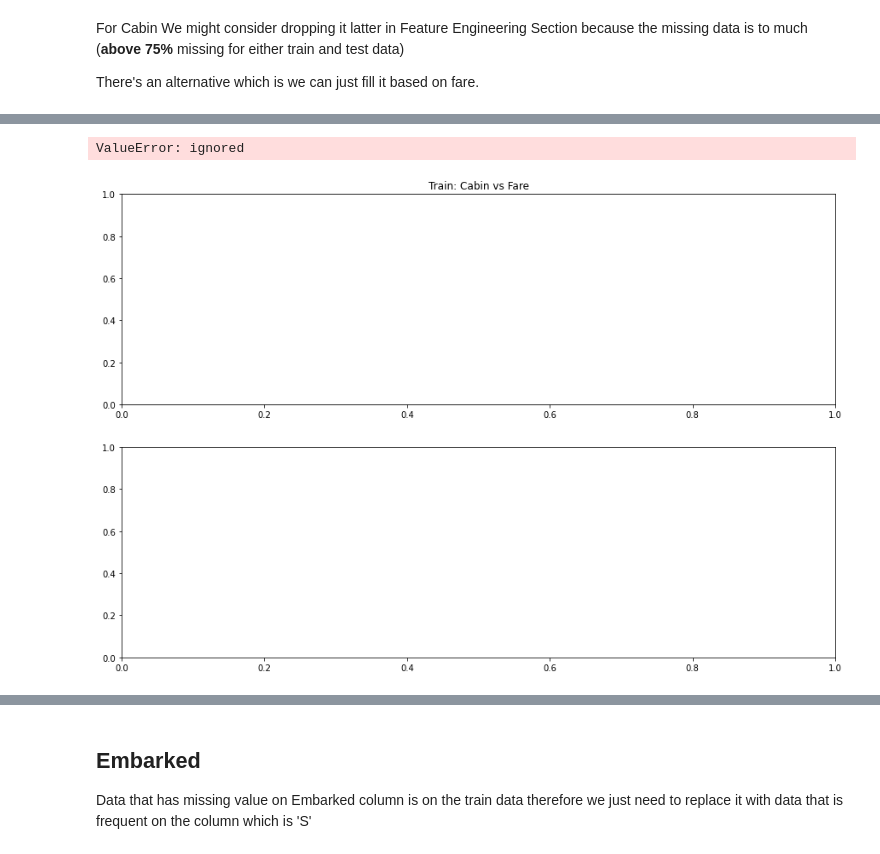
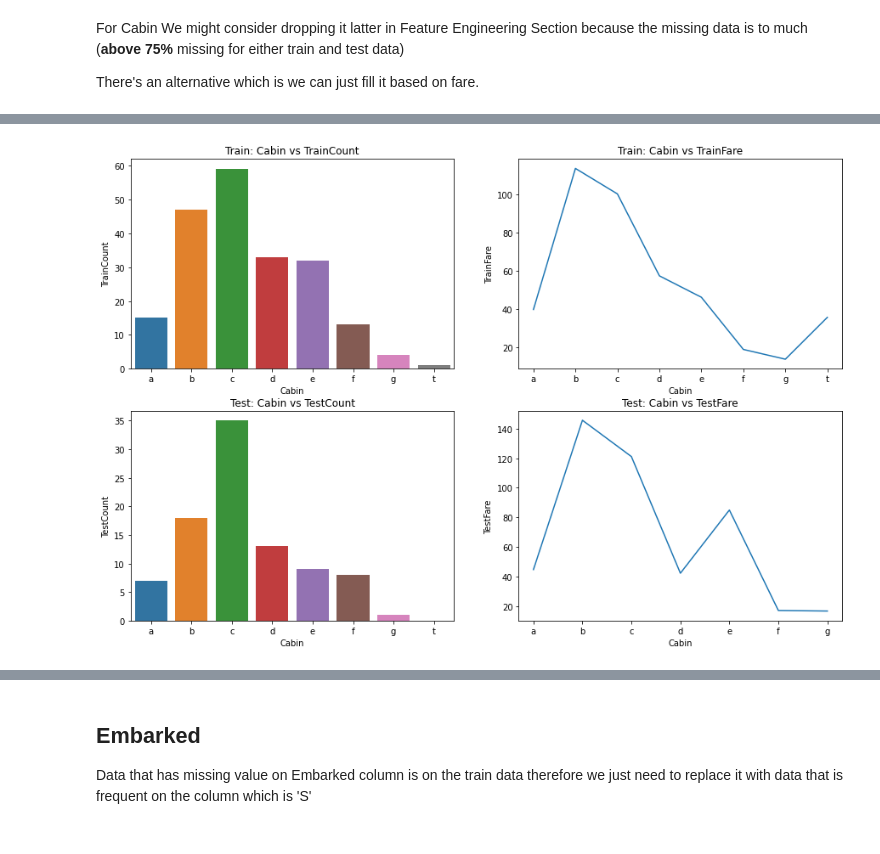
Before and after one commit to marcellinus-witarsah/dataScienceMiniProjects, a Jupyter notebook: TitanicSurvivalModel/Titanic Third.ipynb, the cells around one changed output, grey strips where cells are left out. Drawn from its saved outputs; the diff is of its cells as text; code cells hidden in the pictures.

```diff
--- a/TitanicSurvivalModel/Titanic Third.ipynb
+++ b/TitanicSurvivalModel/Titanic Third.ipynb
@@ -278,36 +279,59 @@ Name: Cabin, dtype: object
 # %%
 # Replace Nan or missing value with 'N' first
 titanic_train.loc[titanic_train['Cabin'].isna(), 'Cabin'] = 'N'
 titanic_test.loc[titanic_test['Cabin'].isna(), 'Cabin'] = 'N'
 
 # Adding new feature column with first letter in that Cabin Column
 titanic_train['CabinCode'] = titanic_train['Cabin'].apply(lambda x: str(x).split(' ')[0][0]).str.lower()
 titanic_test['CabinCode'] = titanic_test['Cabin'].apply(lambda x: str(x).split(' ')[0][0]).str.lower()
 
-
-# Plot mean fare for each Cabin
+# mean fare for each Cabin
 train_cabin_fare = titanic_train.groupby('CabinCode')['Fare'].mean()
 test_cabin_fare = titanic_test.groupby('CabinCode')['Fare'].mean()
 
-fig, ax = plt.subplots(figsize=(15, 10), nrows=2)
-ax[0].set_title('Train: Cabin vs Fare')
+# count for each Cabin
+train_cabin_count = titanic_train.groupby('CabinCode')['Fare'].count()
+test_cabin_count = titanic_test.groupby('CabinCode')['Fare'].count()
 
-sns.barplot(x='CabinCode',
-            y='Fare',
-            data=train_cabin_fare,
-            ax=ax[0])
+# datafram full of train and test mean and count
+cabin_count_fare = pd.concat(objs=[train_cabin_count, test_cabin_count,
+                                   train_cabin_fare, test_cabin_fare],
+                             keys=['TrainCount', 'TestCount',
+                                   'TrainFare', 'TestFare'],
+                             axis=1)
+cabin_count_fare['Cabin'] = train_cabin_count.index
 
-ax[1].set_title('Test: Cabin vs Fare')
-sns.barplot(x='CabinCode',
-            y='Fare',
-            data=test_cabin_fare,
-            ax=ax[1])
+# Exclued cabin n (n=missing_value)
+cabin_count_fare_exclude_cabin_n = cabin_count_fare[cabin_count_fare['Cabin']!='n']
+
+
+fig, ax = plt.subplots(figsize=(15, 10), nrows=2, ncols=2)
+# Cabin vs TrainCount/ TestCount
+ax[0][0].set_title('Train: Cabin vs TrainCount')
+sns.barplot(x='Cabin',
+            y='TrainCount',
+            data=cabin_count_fare_exclude_cabin_n,
+            ax=ax[0][0])
+
+ax[1][0].set_title('Test: Cabin vs TestCount')
+sns.barplot(x='Cabin',
+            y='TestCount',
+            data=cabin_count_fare_exclude_cabin_n,
+            ax=ax[1][0])
+
+# Cabin vs TrainCount/ TestCount
+ax[0][1].set_title('Train: Cabin vs TrainFare')
+sns.lineplot(x='Cabin',
+            y='TrainFare',
+            data=cabin_count_fare_exclude_cabin_n,
+            ax=ax[0][1])
+
+ax[1][1].set_title('Test: Cabin vs TestFare')
+sns.lineplot(x='Cabin',
+            y='TestFare',
+            data=cabin_count_fare_exclude_cabin_n,
+            ax=ax[1][1])
 
 plt.show()
-# sns.barplot(data=)
-# print(titanic_train.loc[titanic_train['Cabin'].str.match('^[F].*')])
-# print(titanic_test['Cabin'].unique())
-# titanic_train
 # %% [output]
-ValueError: ignored
-[figure, old version]
+[figure, new version]
```
Also changed, not shown: parts of 7 cells of this notebook.
